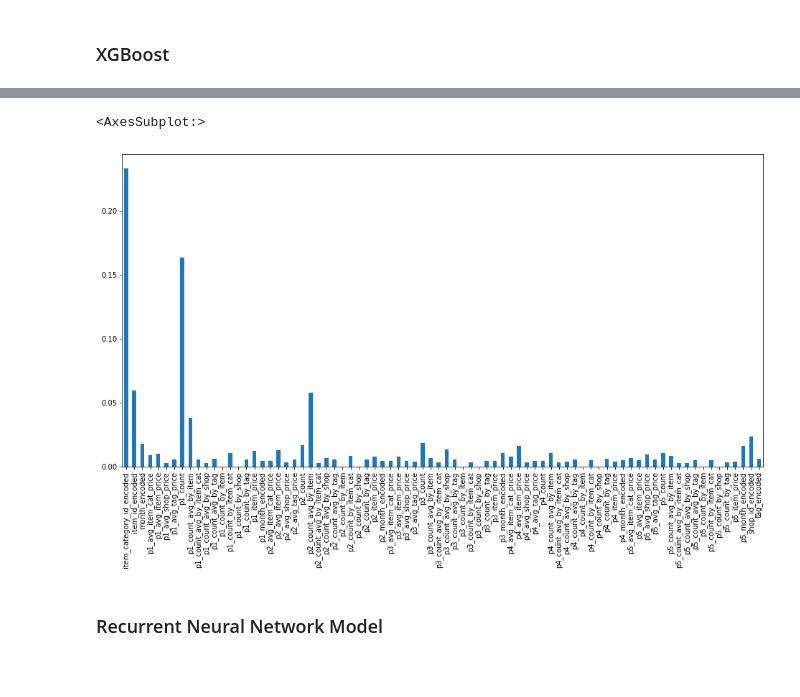
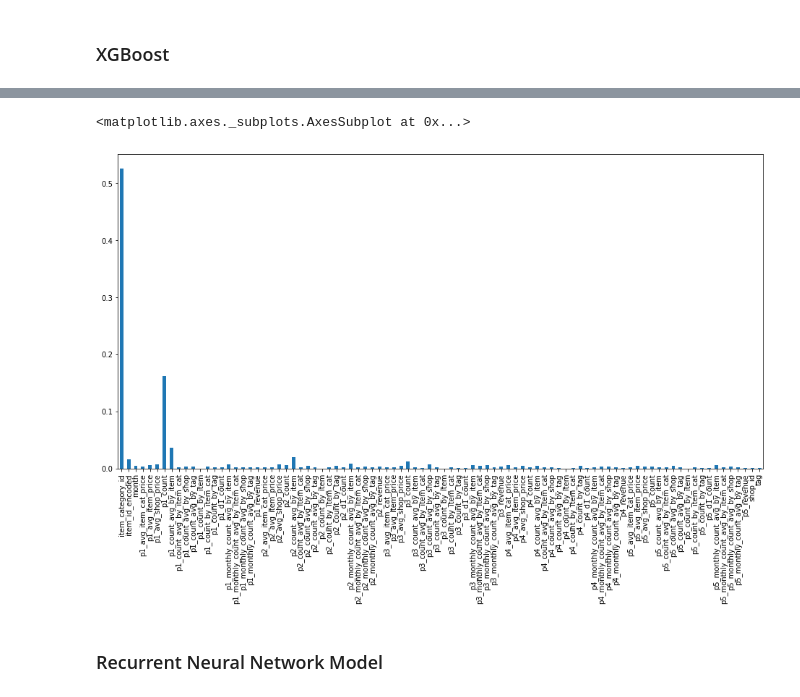
Before and after one commit to anythingth2/HowToWinKaggleCourse, a Jupyter notebook: final_project/project.ipynb, the cells around one changed output, grey strips where cells are left out. Cells and saved outputs as stored; diff of their text form; code cells hidden in the pictures.

```diff
--- a/final_project/project.ipynb
+++ b/final_project/project.ipynb
@@ -601,17 +562,20 @@ feature_cols = train_data.columns.difference(
 X = train_data[feature_cols]
 Y = train_data[target_col]
 # %%
+# val_blocks = [29, 30, 31, 32, 33]
+train_blocks = np.arange(33)
 val_blocks = [33]
 
-train_indice = (train_data['date_block_num'] >= 0) & (train_data['date_block_num'] < min(val_blocks))
+# train_indice = (train_data['date_block_num'] >= 0) & (train_data['date_block_num'] < min(val_blocks))
+train_indice = train_data['date_block_num'].isin(train_blocks)
 val_indice = train_data['date_block_num'].isin(val_blocks)
+monthly_indice = train_data['shop_id'].isin(_monthly_sales_df['shop_id'].drop_duplicates()) & train_data['item_id'].isin(_monthly_sales_df['item_id'].drop_duplicates())
 
+X_train = train_data.loc[train_indice & monthly_indice, feature_cols]
+Y_train = train_data.loc[train_indice & monthly_indice, target_col]
 
-X_train = train_data.loc[train_indice, feature_cols]
-Y_train = train_data.loc[train_indice, target_col]
-
-X_val = train_data.loc[val_indice, feature_cols]
-Y_val = train_data.loc[val_indice, target_col]
+X_val = train_data.loc[val_indice & monthly_indice, feature_cols]
+Y_val = train_data.loc[val_indice & monthly_indice, target_col]
 # %%
 K = 5
 
@@ -1115,11 +1057,3 @@ plot_feature_importance(lgb_model.feature_importance(), X_train.columns)
 ### XGBoost
 # %%
 import xgboost as xgb
-# %%
-
-xgb_model = xgb.XGBRegressor(n_estimators=50,
-                             max_depth=50,
-                             subsample=0.5,
-                             verbosity=2,
-                             random_state=42)
-xgb_model.fit(X_train, Y_train)
@@ -1169,0 +1060,20 @@ dtype: float64
+# %%
+
+
+xgb_model = xgb.XGBRegressor(max_depth=8,
+                              learning_rate=0.1,
+                              n_estimators=16,
+                              subsample=0.8,
+                              verbosity=1,
+                              random_state=42,
+                              )
+ignore_cols = ['shop_id_encoded', 'item_id', 'item_category_id_encoded', 'month_encoded', 'tag_encoded']
+selected_cols = X_train.columns.difference(ignore_cols).tolist()
+
+eval_indice = np.random.choice(len(X_train), len(X_val), replace=False,  )
+xgb_model.fit(X_train[selected_cols], Y_train,
+              eval_metric='rmse',
+              eval_set=[(X_train.iloc[eval_indice][selected_cols], Y_train.iloc[eval_indice]), (X_val[selected_cols], Y_val)],
+              verbose=True,
+              early_stopping_rounds=30
+              )
@@ -1170,9 +1110,9 @@ dtype: float64
 # %%
 
-plot_feature_importance(xgb_model.feature_importances_, X_train.columns)
+plot_feature_importance(xgb_model.feature_importances_, selected_cols)
 # %% [output]
-<AxesSubplot:>
+<matplotlib.axes._subplots.AxesSubplot at 0x...>
-[figure, old version]
+[figure, new version]
 # %% [markdown]
 ### Recurrent Neural Network Model
 # %%
```
Also changed, not shown: parts of 61 cells of this notebook, 1 other file.
